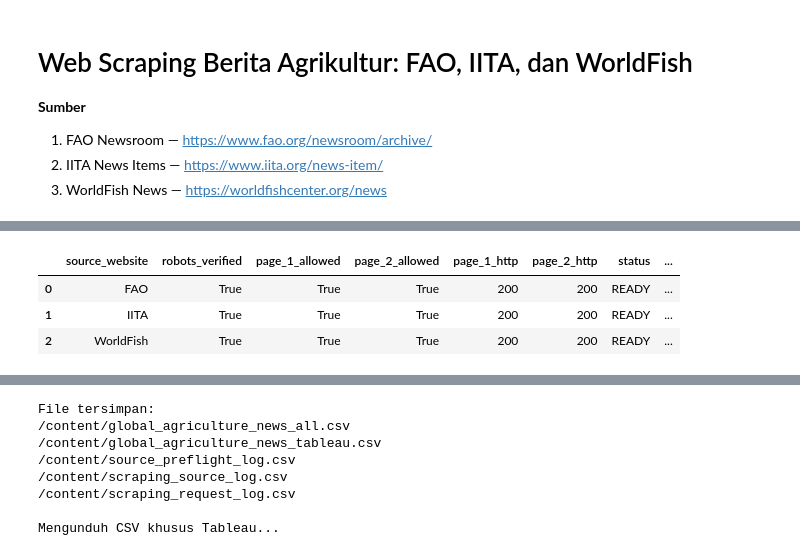
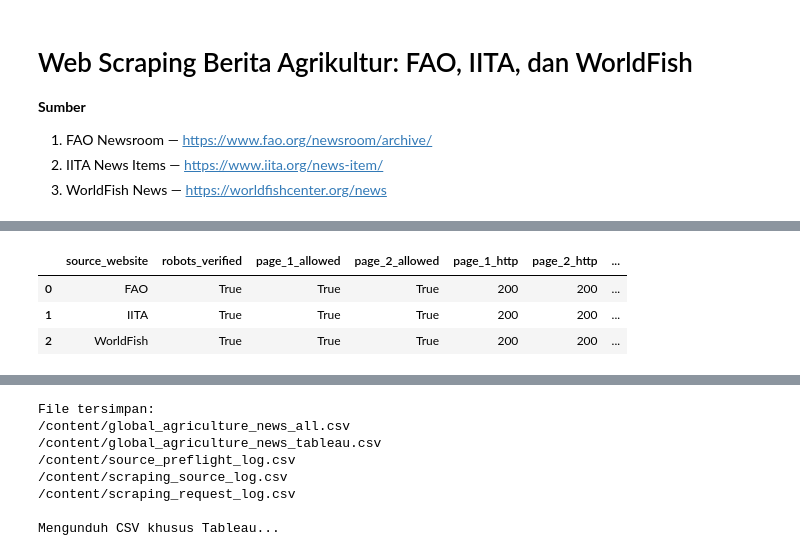
Before and after one commit to Risqullah/BIGDATA_5, a Jupyter notebook: Web_Scraping_BD5.ipynb, the cells around one changed output, grey strips where cells are left out. Cells and saved outputs as stored; diff of their text form; code cells hidden in the pictures.

```diff
--- a/Web_Scraping_BD5.ipynb
+++ b/Web_Scraping_BD5.ipynb
@@ -180,11 +352,11 @@ def build_page_url(source_name, page_number):
 # %%
-# Pemeriksaan awal: robots.txt, halaman arsip pertama, dan halaman kedua.
-# Sumber berstatus READY hanya jika robots dapat dibaca dan kedua halaman lolos.
+preflight_rows = []
 
-preflight_rows = []
 for source_name in SOURCES:
+
     first_url = build_page_url(source_name, 1)
     second_url = build_page_url(source_name, 2)
+
     result = {
         "source_website": source_name,
         "robots_verified": False,
@@ -192,39 +364,89 @@ for source_name in SOURCES:
         "page_2_allowed": False,
         "page_1_http": None,
         "page_2_http": None,
+        "page_1_final_url": "",
+        "page_2_final_url": "",
         "status": "NOT READY",
         "note": "",
     }
 
     try:
         get_robots_parser(source_name)
+
         result["robots_verified"] = True
-        result["page_1_allowed"] = robots_allowed(source_name, first_url)
-        result["page_2_allowed"] = robots_allowed(source_name, second_url)
 
-        if not result["page_1_allowed"] or not result["page_2_allowed"]:
-            result["note"] = "Halaman pertama atau pagination tidak diizinkan robots.txt."
+        result["page_1_allowed"] = robots_allowed(
+            source_name,
+            first_url
+        )
+
+        result["page_2_allowed"] = robots_allowed(
+            source_name,
+            second_url
+        )
+
+        if not result["page_1_allowed"]:
+            result["note"] = "Halaman pertama tidak diizinkan robots.txt."
+
+        elif not result["page_2_allowed"]:
+            result["note"] = "Halaman kedua tidak diizinkan robots.txt."
+
         else:
-            html_1 = polite_get(source_name, first_url)
-            result["page_1_http"] = 200
-            html_2 = polite_get(source_name, second_url)
-            result["page_2_http"] = 200
-            if len(html_1) > 1000 and len(html_2) > 1000:
+            html_1 = polite_get(
+                source_name,
+                first_url
+            )
+
+            log_1 = request_log[-1]
+
+            html_2 = polite_get(
+                source_name,
+                second_url
+            )
+
+            log_2 = request_log[-1]
+
+            result["page_1_http"] = log_1["http_status"]
+            result["page_2_http"] = log_2["http_status"]
+
+            result["page_1_final_url"] = log_1["final_url"]
+            result["page_2_final_url"] = log_2["final_url"]
+
+            if log_1["final_url"] == log_2["final_url"]:
+                result["note"] = (
+                    "Halaman 1 dan 2 diarahkan ke URL yang sama. "
+                    "Pagination perlu diperiksa."
+                )
+
+            elif len(html_1) > 1000 and len(html_2) > 1000:
                 result["status"] = "READY"
-                result["note"] = "Dua halaman uji berhasil diakses sebagai HTML."
+                result["note"] = (
+                    "Kedua halaman berhasil diakses sebagai HTML "
+                    "dan memiliki URL akhir berbeda."
+                )
+
             else:
-                result["note"] = "HTML terlalu pendek; periksa manual."
-    except (RobotsUnverifiedError, RobotsDeniedError, SourceBlockedError) as exc:
-        result["note"] = str(exc)
+                result["note"] = "HTML terlalu pendek."
+
     except Exception as exc:
-        result["note"] = f"Pemeriksaan gagal: {type(exc).__name__}: {exc}"
+        result["note"] = (
+            f"{type(exc).__name__}: {exc}"
+        )
 
     source_preflight[source_name] = result
     preflight_rows.append(result)
 
+
 preflight_df = pd.DataFrame(preflight_rows)
+
 display(preflight_df)
-ready_sources = [name for name, info in source_preflight.items() if info["status"] == "READY"]
-print("Sumber yang boleh diproses pada sesi ini:", ready_sources if ready_sources else "Tidak ada")
+
+ready_sources = [
+    name
+    for name, info in source_preflight.items()
+    if info["status"] == "READY"
+]
+
+print("\nSumber yang lolos pemeriksaan:", ready_sources)
 print("Sumber NOT READY tidak akan di-scrape.")
 # %% [output]
@@ -234,4 +456,4 @@ robots.txt WorldFish: HTTP 200 | berhasil dibaca
-|  | source_website | robots_verified | page_1_allowed | page_2_allowed | page_1_http | page_2_http | status | ... |
-| 0 | FAO | True | True | True | 200 | 200 | READY | ... |
-| 1 | IITA | True | True | True | 200 | 200 | READY | ... |
-| 2 | WorldFish | True | True | True | 200 | 200 | READY | ... |
+|  | source_website | robots_verified | page_1_allowed | page_2_allowed | page_1_http | page_2_http | ... |
+| 0 | FAO | True | True | True | 200 | 200 | ... |
+| 1 | IITA | True | True | True | 200 | 200 | ... |
+| 2 | WorldFish | True | True | True | 200 | 200 | ... |
```
Also changed, not shown: parts of 11 cells of this notebook.
